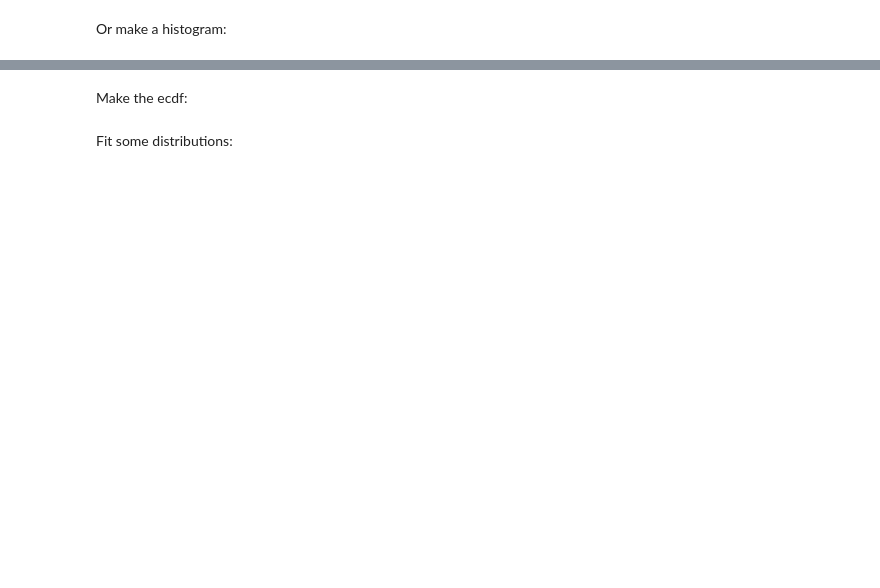
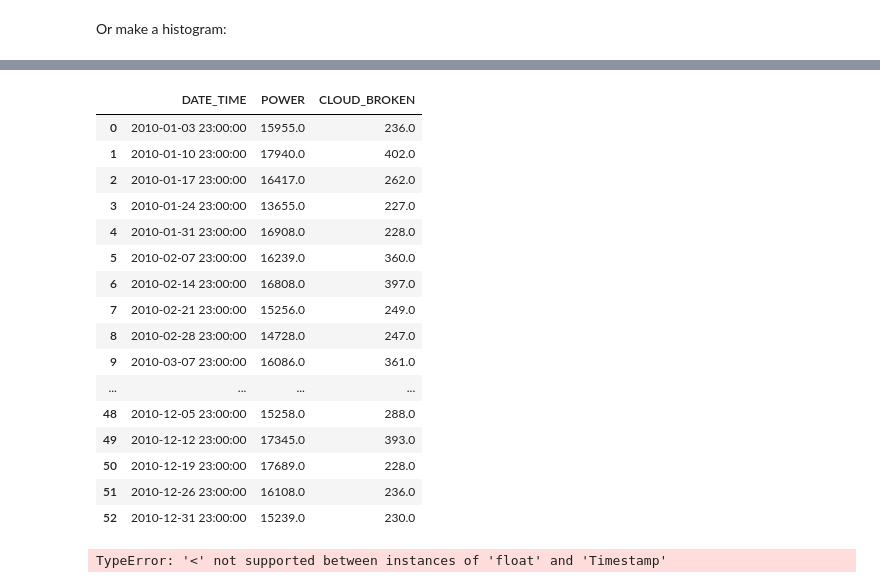
Before and after one commit to prob-design/bivariate, a Jupyter notebook: class_test.ipynb, the cells around one changed output, grey strips where cells are left out. Drawn from its saved outputs; the diff is of its cells as text; code cells hidden in the pictures; blank space fills up the shorter version.

```diff
--- a/class_test.ipynb
+++ b/class_test.ipynb
@@ -7,8 +7,6 @@ We can import the new class with just one line:
 # %%
 from class_dataset import Dataset
 # RL: this will eventually be included in an __init__.py file in this directory
-# %%
-Dataset.set_TUDstyle()
 # %% [markdown]
 In this demonstration, I've used the same file as the one in `Test_Climate.py`. It is a file from the SURFdrive.
 # %%
@@ -43,6 +64,24 @@ bs.hist_plot()
-# %% [markdown]
-Make the ecdf:
+# %%
+bs.create_ev(period='W')
+# %% [output]
+|  | DATE_TIME | POWER | CLOUD_BROKEN |
+| 0 | 2010-01-03 23:00:00 | 15955.0 | 236.0 |
+| 1 | 2010-01-10 23:00:00 | 17940.0 | 402.0 |
+| 2 | 2010-01-17 23:00:00 | 16417.0 | 262.0 |
+| 3 | 2010-01-24 23:00:00 | 13655.0 | 227.0 |
+| 4 | 2010-01-31 23:00:00 | 16908.0 | 228.0 |
+| 5 | 2010-02-07 23:00:00 | 16239.0 | 360.0 |
+| 6 | 2010-02-14 23:00:00 | 16808.0 | 397.0 |
+| 7 | 2010-02-21 23:00:00 | 15256.0 | 249.0 |
+| 8 | 2010-02-28 23:00:00 | 14728.0 | 247.0 |
+| 9 | 2010-03-07 23:00:00 | 16086.0 | 361.0 |
+| ... | ... | ... | ... |
+| 48 | 2010-12-05 23:00:00 | 15258.0 | 288.0 |
+| 49 | 2010-12-12 23:00:00 | 17345.0 | 393.0 |
+| 50 | 2010-12-19 23:00:00 | 17689.0 | 228.0 |
+| 51 | 2010-12-26 23:00:00 | 16108.0 | 236.0 |
+| 52 | 2010-12-31 23:00:00 | 15239.0 | 230.0 |
 # %%
-bs.plot_ecdf("POWER")
+bs.fit_ev(var='POWER')
+# %% [output]
+TypeError: '<' not supported between instances of 'float' and 'Timestamp'
-# %% [markdown]
-Fit some distributions:
```
Also changed, not shown: parts of 6 cells of this notebook, 1 other file.
